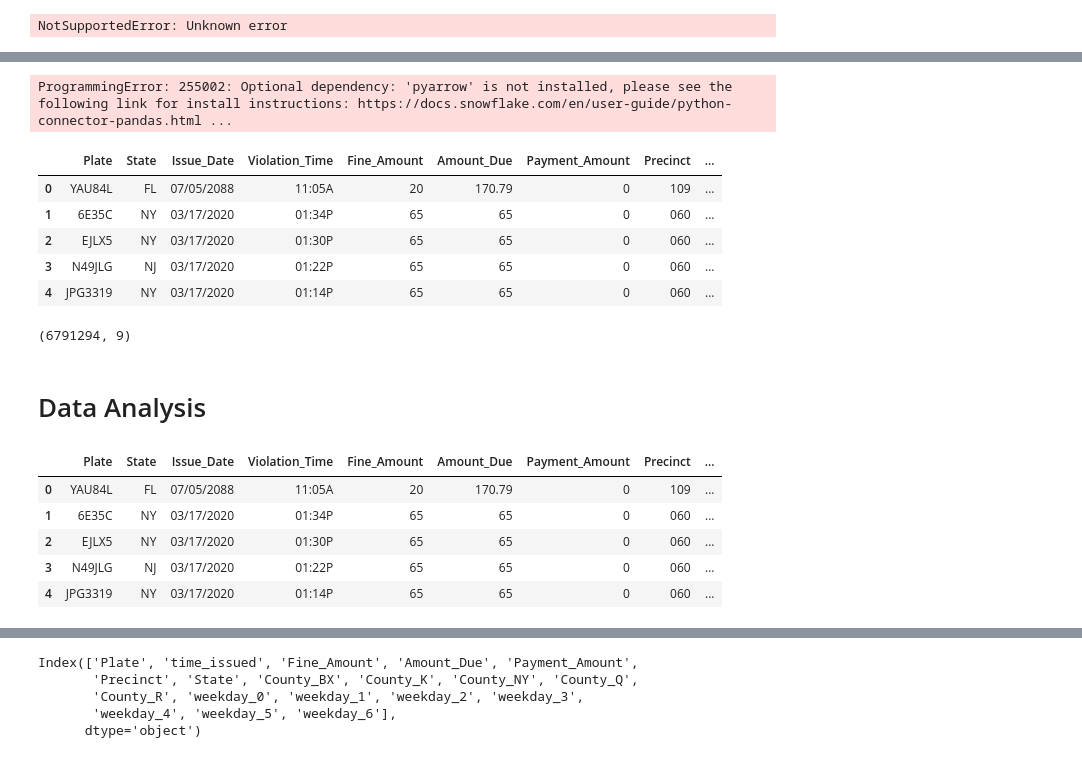
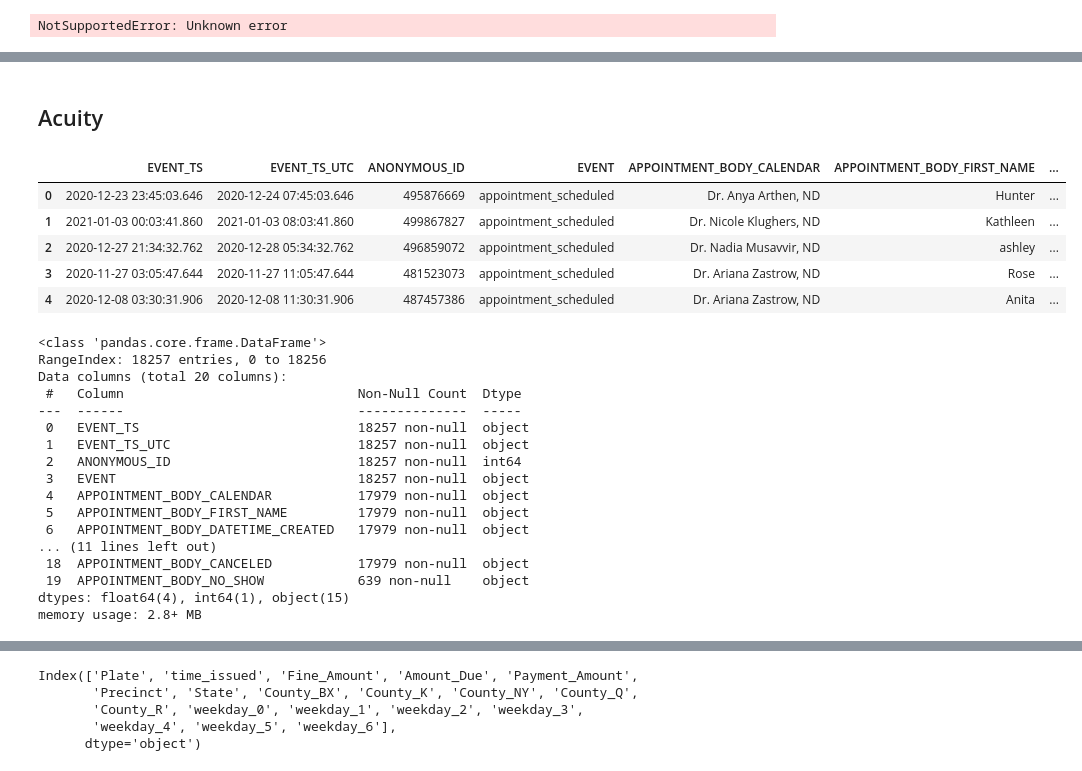
Before and after one commit to meaganlazer/Parking_Tickets_Timeseries, a Jupyter notebook: OrderData.ipynb, the cells around one changed output, grey strips where cells are left out. Saved outputs shown, nothing was run; the diff lists cells and outputs as text; code cells hidden in the pictures.

```diff
--- a/OrderData.ipynb
+++ b/OrderData.ipynb
@@ -104,43 +70,34 @@ Note: you may need to restart the kernel to use updated packages.
-# %%
-# Fetch the result set from the cursor and deliver it as the Pandas DataFrame.
-df = cur.fetch_pandas_all()
-# %% [output]
-ProgrammingError: 255002: Optional dependency: 'pyarrow' is not installed, please see the following link for install instructions: https://docs.snowflake.com/en/user-guide/python-connector-pandas.html ...
-# %%
-# Pull API. Limit number is based on previously identified as the number of street parking violations from the total 50m rows of data
-
-results = client.get(socrata_dataset_identifier,\
-                     select=('Plate, State,Issue_Date,Violation_Time,Fine_Amount,Amount_Due,Payment_Amount,\
-                     Precinct,County'),\
-                     where ="(violation='NO PARKING-STREET CLEANING')",\
-                     limit=7000000)
-
-results_df = pd.DataFrame.from_dict(results)
-results_df.head()
-# %% [output]
-|  | Plate | State | Issue_Date | Violation_Time | Fine_Amount | Amount_Due | Payment_Amount | Precinct | ... |
-| 0 | YAU84L | FL | 07/05/2088 | 11:05A | 20 | 170.79 | 0 | 109 | ... |
-| 1 | 6E35C | NY | 03/17/2020 | 01:34P | 65 | 65 | 0 | 060 | ... |
-| 2 | EJLX5 | NY | 03/17/2020 | 01:30P | 65 | 65 | 0 | 060 | ... |
-| 3 | N49JLG | NJ | 03/17/2020 | 01:22P | 65 | 65 | 0 | 060 | ... |
-| 4 | JPG3319 | NY | 03/17/2020 | 01:14P | 65 | 65 | 0 | 060 | ... |
-# %%
-# Confirm that this number is less than 7M
-
-results_df.shape
-# %% [output]
-(6791294, 9)
-# %% [markdown]
-# Data Analysis
+# %% [markdown]
+## Acuity
+# %%
+silver = pd.read_csv('SILVER_FACT.ACUITY_ND_CONSULT_EVENTS.csv')
+silver.head()
+# %% [output]
+|  | EVENT_TS | EVENT_TS_UTC | ANONYMOUS_ID | EVENT | APPOINTMENT_BODY_CALENDAR | APPOINTMENT_BODY_FIRST_NAME | ... |
+| 0 | 2020-12-23 23:45:03.646 | 2020-12-24 07:45:03.646 | 495876669 | appointment_scheduled | Dr. Anya Arthen, ND | Hunter | ... |
+| 1 | 2021-01-03 00:03:41.860 | 2021-01-03 08:03:41.860 | 499867827 | appointment_scheduled | Dr. Nicole Klughers, ND | Kathleen | ... |
+| 2 | 2020-12-27 21:34:32.762 | 2020-12-28 05:34:32.762 | 496859072 | appointment_scheduled | Dr. Nadia Musavvir, ND | ashley | ... |
+| 3 | 2020-11-27 03:05:47.644 | 2020-11-27 11:05:47.644 | 481523073 | appointment_scheduled | Dr. Ariana Zastrow, ND | Rose | ... |
+| 4 | 2020-12-08 03:30:31.906 | 2020-12-08 11:30:31.906 | 487457386 | appointment_scheduled | Dr. Ariana Zastrow, ND | Anita | ... |
 # %%
 # Create a copy of the dataframe to preserve the content of the API export during cleaning
-
-violation_df = results_df.copy()
-violation_df.head()
+silver_acuity = silver.copy()
+silver_acuity.info()
 # %% [output]
-|  | Plate | State | Issue_Date | Violation_Time | Fine_Amount | Amount_Due | Payment_Amount | Precinct | ... |
-| 0 | YAU84L | FL | 07/05/2088 | 11:05A | 20 | 170.79 | 0 | 109 | ... |
-| 1 | 6E35C | NY | 03/17/2020 | 01:34P | 65 | 65 | 0 | 060 | ... |
-| 2 | EJLX5 | NY | 03/17/2020 | 01:30P | 65 | 65 | 0 | 060 | ... |
-| 3 | N49JLG | NJ | 03/17/2020 | 01:22P | 65 | 65 | 0 | 060 | ... |
-| 4 | JPG3319 | NY | 03/17/2020 | 01:14P | 65 | 65 | 0 | 060 | ... |
+<class 'pandas.core.frame.DataFrame'>
+RangeIndex: 18257 entries, 0 to 18256
+Data columns (total 20 columns):
+ #   Column                              Non-Null Count  Dtype
+---  ------                              --------------  -----
+ 0   EVENT_TS                            18257 non-null  object
+ 1   EVENT_TS_UTC                        18257 non-null  object
+ 2   ANONYMOUS_ID                        18257 non-null  int64
+ 3   EVENT                               18257 non-null  object
+ 4   APPOINTMENT_BODY_CALENDAR           17979 non-null  object
+ 5   APPOINTMENT_BODY_FIRST_NAME         17979 non-null  object
+ 6   APPOINTMENT_BODY_DATETIME_CREATED   17979 non-null  object
+... (11 lines left out)
+ 18  APPOINTMENT_BODY_CANCELED           17979 non-null  object
+ 19  APPOINTMENT_BODY_NO_SHOW            639 non-null    object
+dtypes: float64(4), int64(1), object(15)
+memory usage: 2.8+ MB
```
Also changed, not shown: parts of 23 cells of this notebook.
